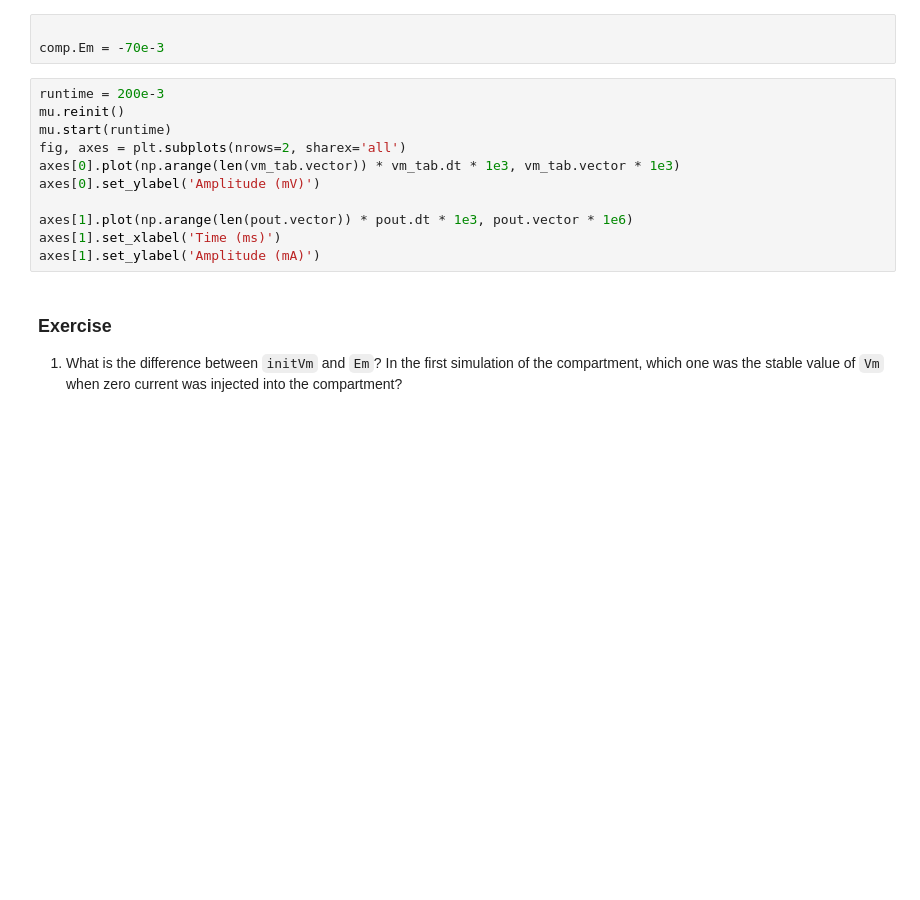
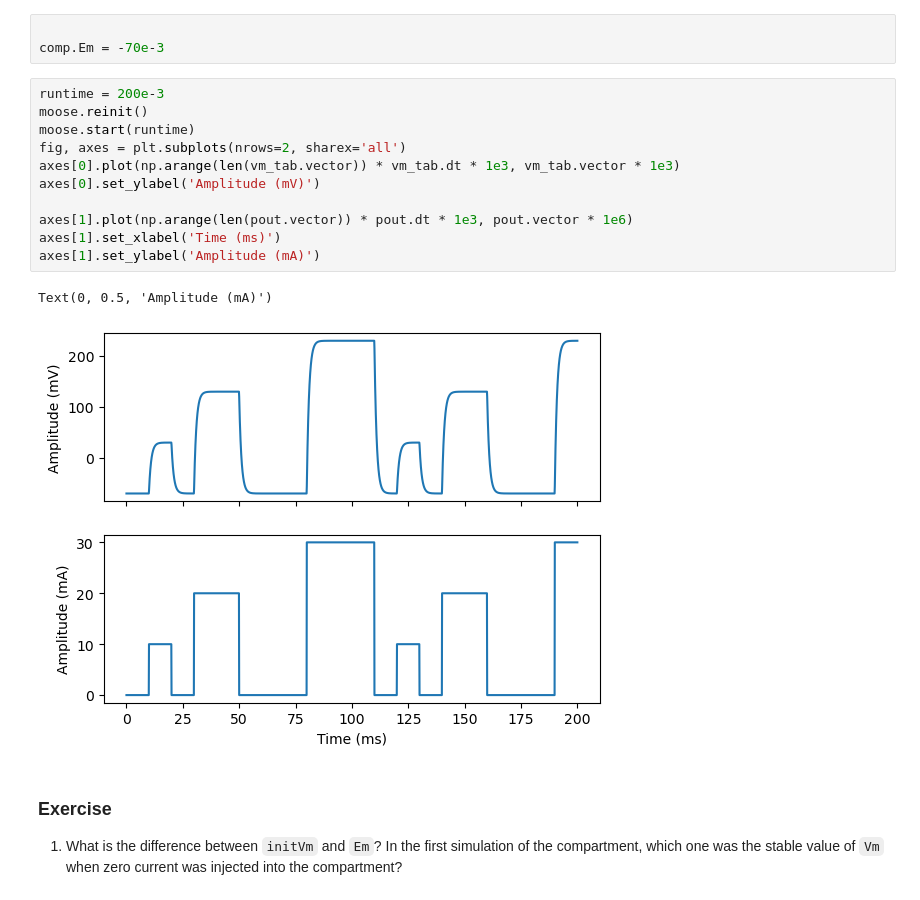
Before and after one commit to subhacom/moose-notebooks, a Jupyter notebook: More_complex_current_injection_protocol.ipynb, the cells around one changed output. Drawn from its saved outputs; the diff is of its cells as text; blank space fills up the shorter version.

```diff
--- a/More_complex_current_injection_protocol.ipynb
+++ b/More_complex_current_injection_protocol.ipynb
@@ -128,15 +161,18 @@ Do you notice the little transient at the beginning? That is because we did not
 comp.Em = -70e-3
 # %%
 runtime = 200e-3
-mu.reinit()
-mu.start(runtime)
+moose.reinit()
+moose.start(runtime)
 fig, axes = plt.subplots(nrows=2, sharex='all')
 axes[0].plot(np.arange(len(vm_tab.vector)) * vm_tab.dt * 1e3, vm_tab.vector * 1e3)
 axes[0].set_ylabel('Amplitude (mV)')
 
 axes[1].plot(np.arange(len(pout.vector)) * pout.dt * 1e3, pout.vector * 1e6)
 axes[1].set_xlabel('Time (ms)')
 axes[1].set_ylabel('Amplitude (mA)')
+# %% [output]
+Text(0, 0.5, 'Amplitude (mA)')
+[figure, added]
 # %% [markdown]
 ### Exercise
 1. What is the difference between `initVm` and `Em`? In the first simulation of the compartment, which one was the stable value of `Vm` when zero current was injected into the compartment?
```
Also changed, not shown: parts of 11 cells of this notebook, 6 other files.
